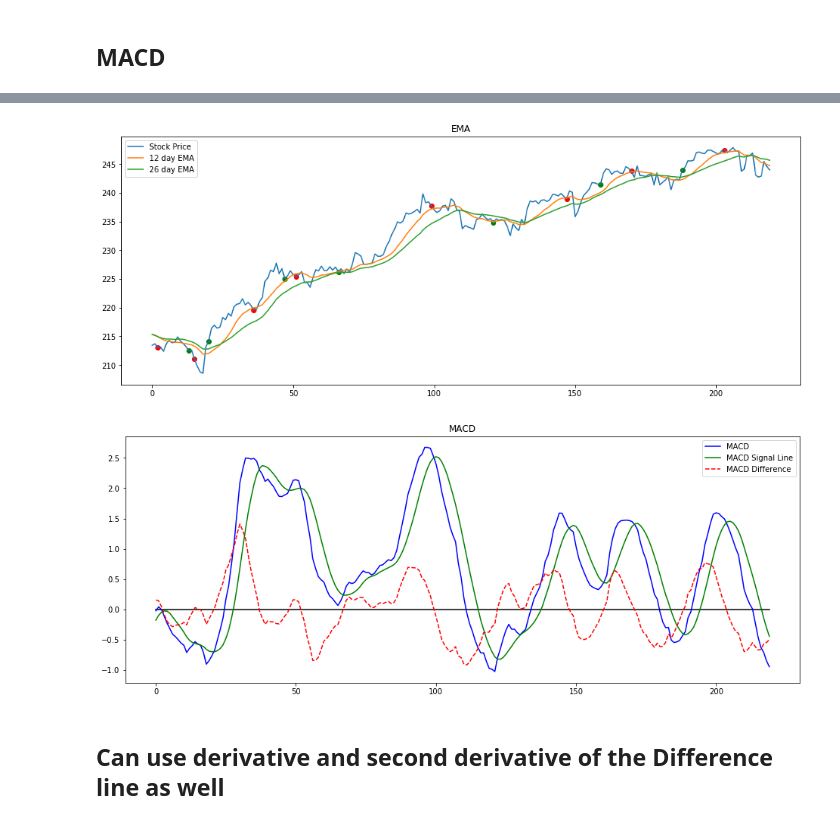
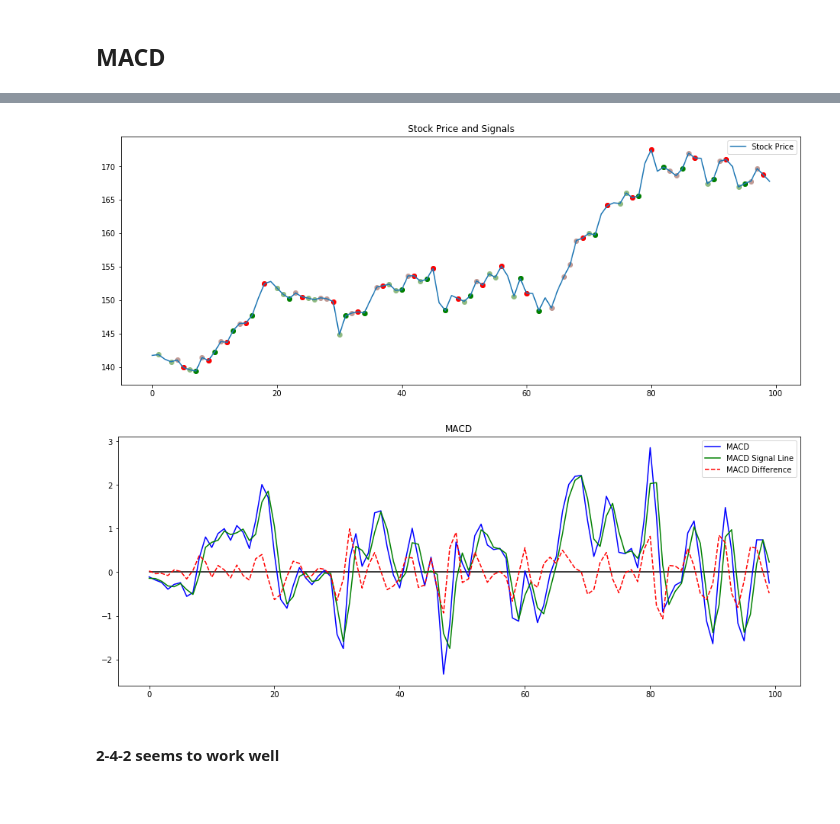
Before and after one commit to arnokha/stock_play, a Jupyter notebook: 18_MACD.ipynb, the cells around one changed output, grey strips where cells are left out. Drawn from its saved outputs; the diff is of its cells as text; code cells hidden in the pictures; blank space fills up the shorter version.

```diff
--- a/18_MACD.ipynb
+++ b/18_MACD.ipynb
@@ -149,7 +100,0 @@ for i in range(len(macd_diff) - 1):
-# %%
-plt.figure(figsize=(16,6))
-#plt.scatter(crossover_points[:][0], crossover_points[:][1])
-for i in range(len(crossover_points)):
-    plt.scatter(crossover_points[i][0], crossover_points[i][1])
-#plt.plot(crossover_points)
-plt.show()
@@ -158,41 +100,0 @@ plt.show()
-# %%
-viewing_window = 220
-
-## EMA
-plt.figure(figsize=(16,6))
-plt.plot(close[-viewing_window:], label='Stock Price')
-plt.plot(ema_12[-viewing_window:], label='12 day EMA')
-plt.plot(ema_26[-viewing_window:], label='26 day EMA')
-#plt.plot(crossover[-200:], label='C')
-plt.title('EMA')
-
-## EMA 12, 26 Crossover Lines
-#for i in range(len(crossover_points)):
-#    if crossover_points[i][0] > len(ema_12) - viewing_window:
-#        plt.scatter(crossover_points[i][0] - (len(ema_12) - viewing_window), crossover_points[i][1], c='black')
-        #print('ok')
-
-## Buy and Sell Signals
-for i in range(len(buy_signals)):
-    if buy_signals[i][0] > len(ema_12) - viewing_window:
-        plt.scatter(buy_signals[i][0] - (len(ema_12) - viewing_window), buy_signals[i][1], c='green')
-for i in range(len(sell_signals)):
-    if sell_signals[i][0] > len(ema_12) - viewing_window:
-        plt.scatter(sell_signals[i][0] - (len(ema_12) - viewing_window), sell_signals[i][1], c='red')
-
-plt.legend()
-
-## MACD
-plt.figure(figsize=(16,6))
-plt.plot(zero_line[-viewing_window:], c='black')
-plt.plot(macd[-viewing_window:], label='MACD', c='blue')
-plt.plot(macd_ema9[-viewing_window:], label='MACD Signal Line', c='green')
-plt.plot(macd_diff[-viewing_window:], label='MACD Difference', c='red', linestyle='dashed')
-plt.title('MACD')
-plt.legend()
-plt.show()
-# %% [output]
-[figure, removed]
-[figure, removed]
-# %% [markdown]
-## Can use derivative and second derivative of the Difference line as well
@@ -198,0 +174,7 @@ plt.show()
+# %%
+plot_macd(2, 4, 2, 100, ticker='FB', show_early_signals=True, threshold=0.1)
+# %% [output]
+[figure, added]
+[figure, added]
+# %% [markdown]
+#### 2-4-2 seems to work well
```
Also changed, not shown: parts of 13 cells of this notebook, 2 other files.
